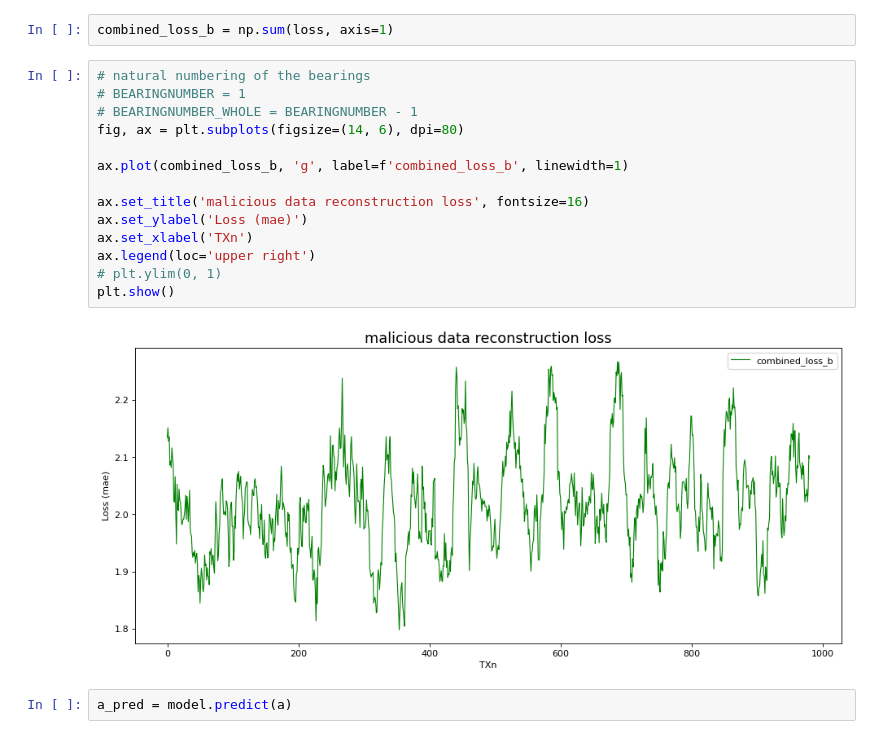
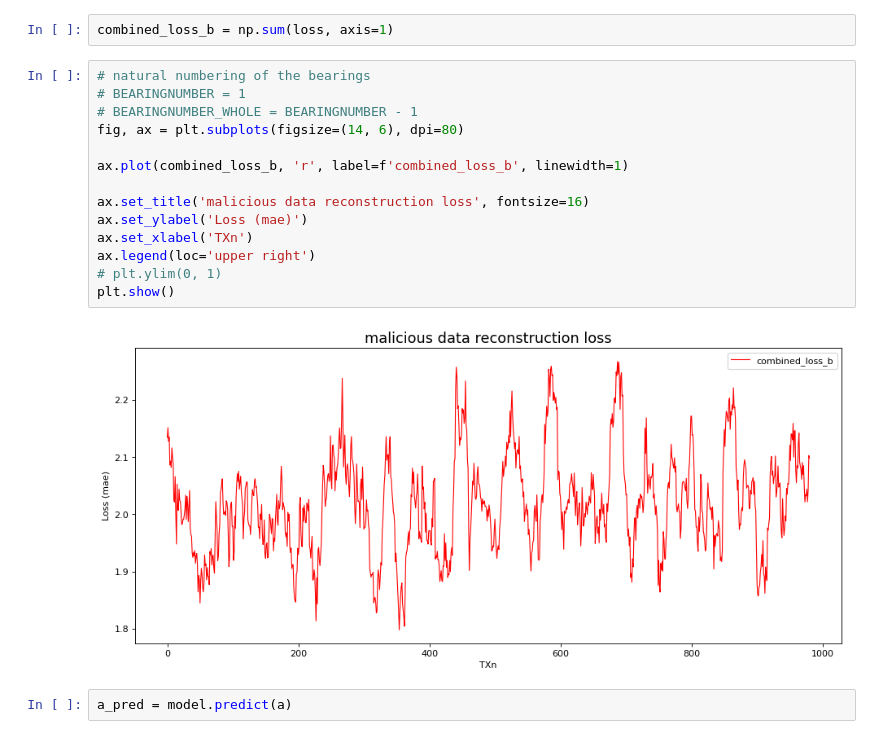
Before and after one commit to pr1sm8/secuRe-chAEn, a Jupyter notebook: notebooks/autoencoder_Transactions.ipynb, the cells around one changed output. Drawn from its saved outputs; the diff is of its cells as text.

Commit message:
fixed malicious data, good data colors in graphs -- swapped them

```diff
--- a/notebooks/autoencoder_Transactions.ipynb
+++ b/notebooks/autoencoder_Transactions.ipynb
@@ -313,19 +313,19 @@ combined_loss_b = np.sum(loss, axis=1)
 # %%
 # natural numbering of the bearings
 # BEARINGNUMBER = 1
 # BEARINGNUMBER_WHOLE = BEARINGNUMBER - 1
 fig, ax = plt.subplots(figsize=(14, 6), dpi=80)
 
-ax.plot(combined_loss_b, 'g', label=f'combined_loss_b', linewidth=1)
+ax.plot(combined_loss_b, 'r', label=f'combined_loss_b', linewidth=1)
 
 ax.set_title('malicious data reconstruction loss', fontsize=16)
 ax.set_ylabel('Loss (mae)')
 ax.set_xlabel('TXn')
 ax.legend(loc='upper right')
 # plt.ylim(0, 1)
 plt.show()
 # %% [output]
-[figure, old version]
+[figure, new version]
 # %%
 a_pred = model.predict(a)
 # %% [output]
```
Also changed, not shown: parts of 1 cell of this notebook.
